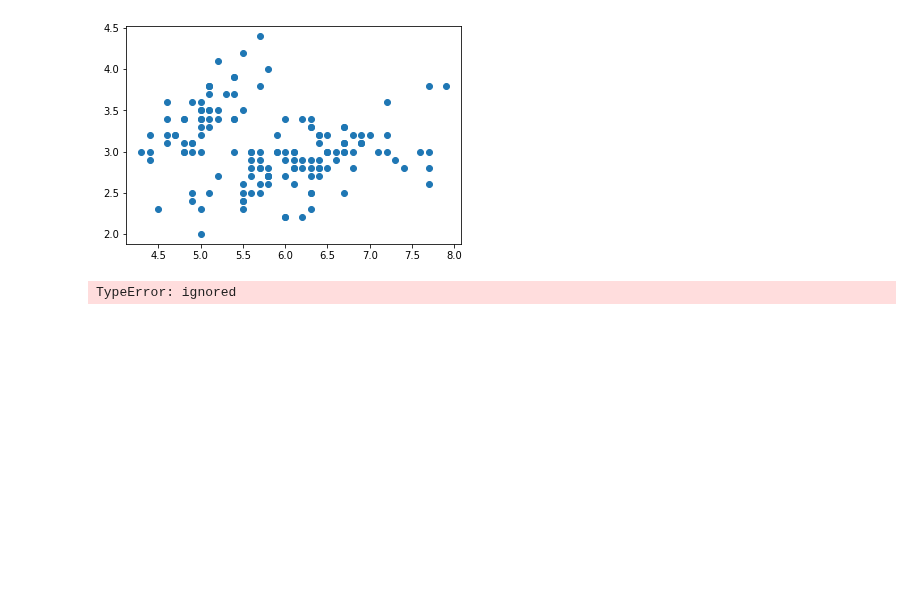
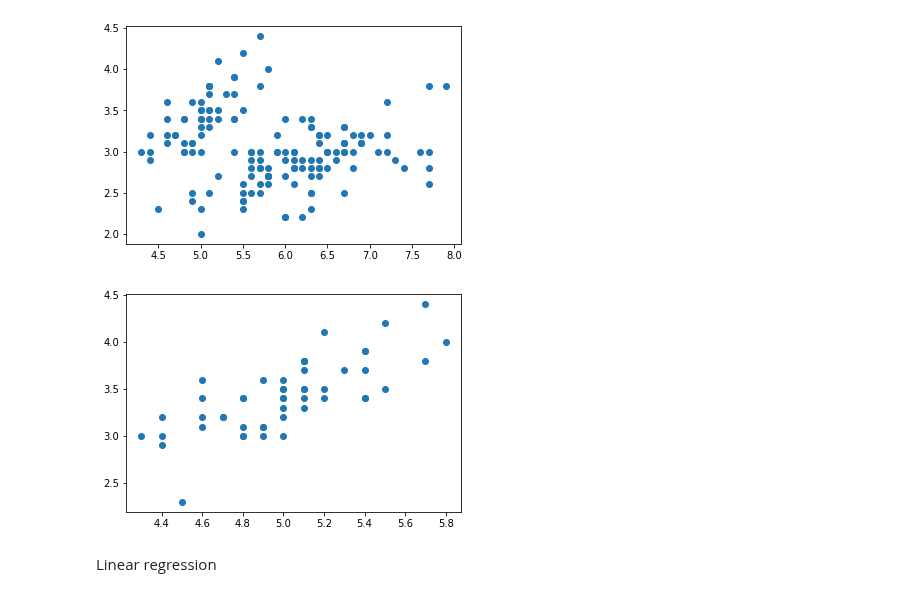
Before and after one commit to hsnam95/class2022Spring, a Jupyter notebook: scikit_learn.ipynb, the cells around one changed output. Saved outputs shown, nothing was run; the diff lists cells and outputs as text; code cells hidden in the pictures; blank space fills up the shorter version.

```diff
--- a/scikit_learn.ipynb
+++ b/scikit_learn.ipynb
@@ -42,13 +30,14 @@ plt.scatter(x, y);
 # %% [output]
 [figure]
 # %%
-x = list(df['sepal_length'].loc(df['species']=='setosa'))
-y = list(df['sepal_width'])
-
-import matplotlib.pyplot as plt
+df_setosa = df[df['species']=='setosa']
+x = list(df_setosa['sepal_length'])
+y = list(df_setosa['sepal_width'])
 plt.scatter(x, y);
 # %% [output]
-TypeError: ignored
+[figure, added]
+# %% [markdown]
+Linear regression
 # %%
 from sklearn.linear_model import LinearRegression
 # %%
```
Also changed, not shown: parts of 25 cells of this notebook.
